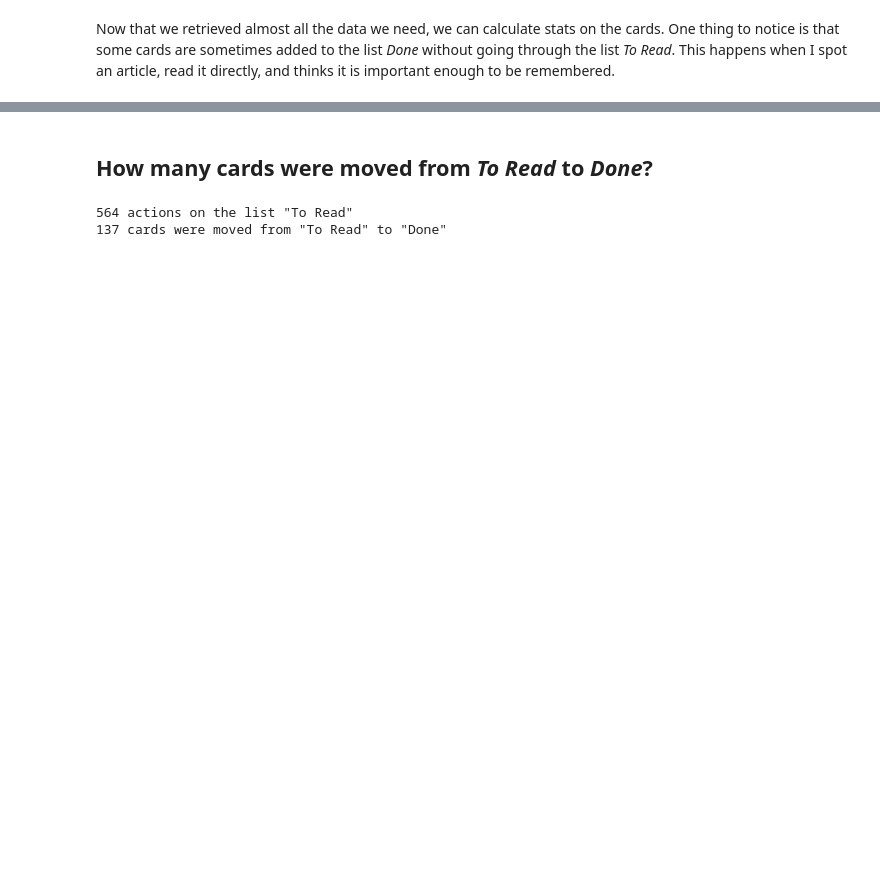
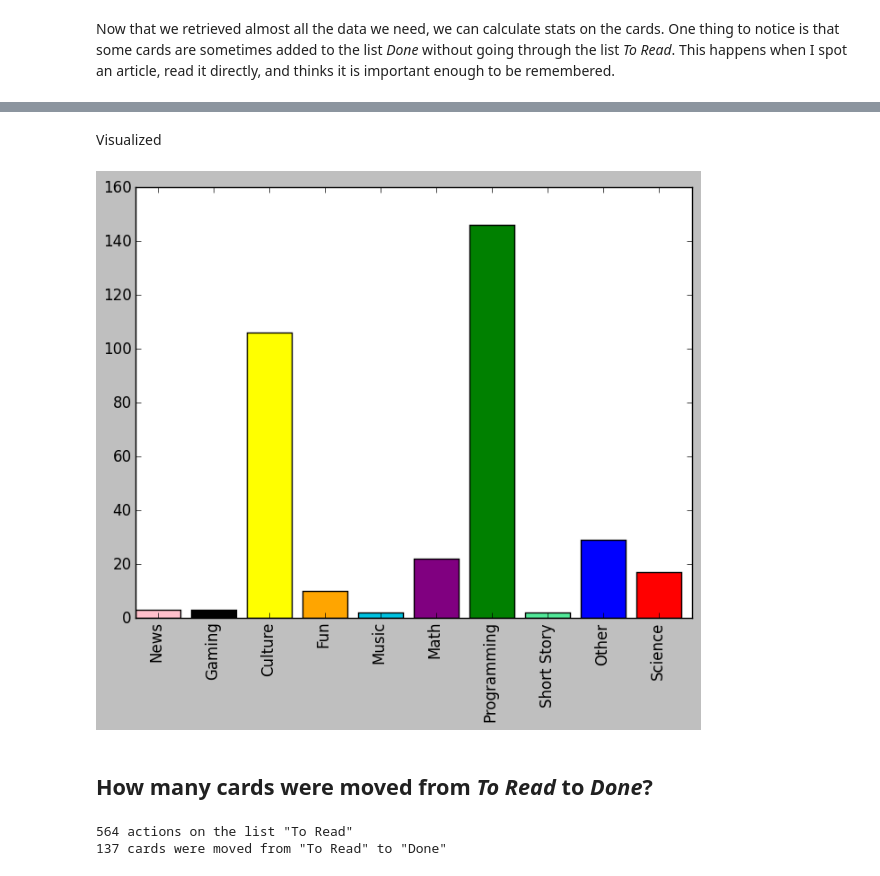
Before and after one commit to jtpio/data-playground, a Jupyter notebook: trello/personal-trello-stats.ipynb, the cells around one changed output, grey strips where cells are left out. Saved outputs shown, nothing was run; the diff lists cells and outputs as text; code cells hidden in the pictures; blank space fills up the shorter version.

```diff
--- a/trello/personal-trello-stats.ipynb
+++ b/trello/personal-trello-stats.ipynb
@@ -149,0 +154,12 @@ One thing to notice is that some cards are sometimes added to the list *Done* wi
+# %%
+from collections import Counter
+#print(json.dumps(ls['To Read']['cards'], indent=4))
+
+big_list_of_cards = [card for c in ls.values() for card in c['cards']]
+# print(big_list_of_cards)
+print('Total number of cards: ' + str(len(big_list_of_cards)))
+
+label_count = dict(Counter([(label['name'], label['color']) for c in big_list_of_cards for label in c['labels']]).most_common())
+
+for label, number_of_cards in label_count.items():
+    print(str(label) + ' used ' + str(number_of_cards) + ' times')
@@ -150,3 +178,18 @@ One thing to notice is that some cards are sometimes added to the list *Done* wi
+# %% [markdown]
+Visualized
+# %%
+# matplotlib doesn't know about these colors by default
+color_replacement = {
+    'sky': '#00C2E0',
+    'lime': '#51E898'
+}
+
+x = np.arange(len(label_count.keys()))
+plt.bar(x, list(label_count.values()), color=[a[1] if a[1] not in color_replacement else color_replacement[a[1]] for a in label_count.keys()])
+plt.xticks(x + 0.4, list(a[0] for a in label_count.keys()), rotation=90)
+plt.show()
+# %% [output]
+[figure, added]
 # %% [markdown]
 ## How many cards were moved from *To Read* to *Done*?
 # %%
```
Also changed, not shown: parts of 7 cells of this notebook.
